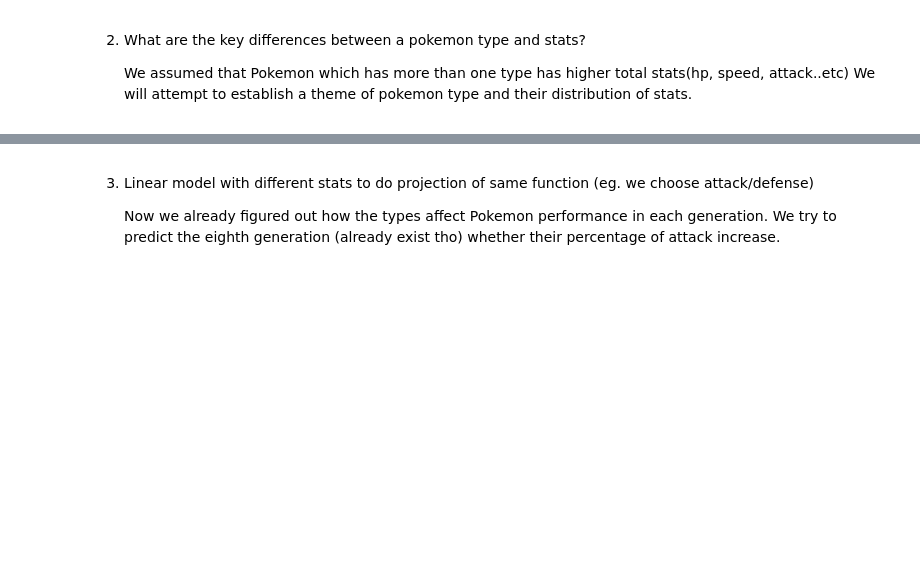
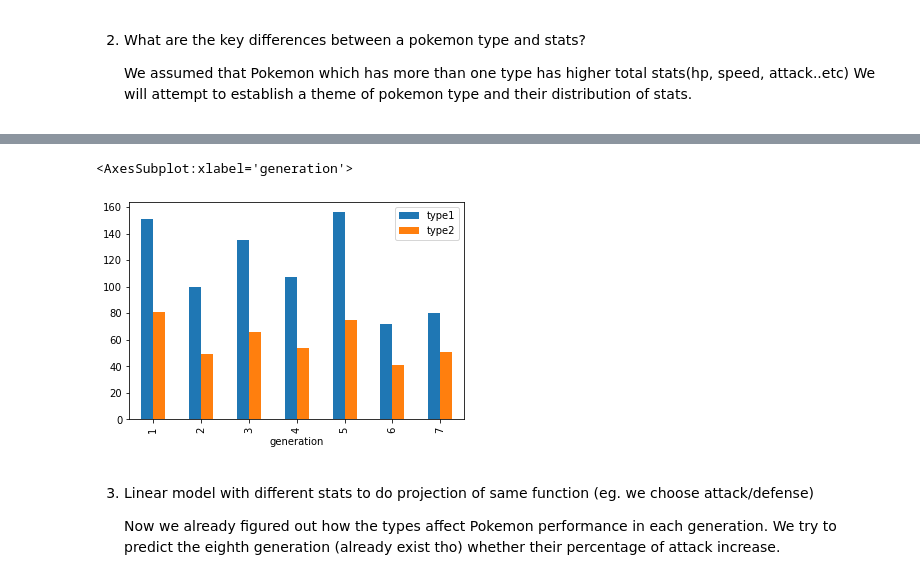
Before and after one commit to arhamnewaz/PokemonDataScienceProject, a Jupyter notebook: PokemonEcon (1).ipynb, the cells around one changed output, grey strips where cells are left out. Drawn from its saved outputs; the diff is of its cells as text; code cells hidden in the pictures; blank space fills up the shorter version.

```diff
--- a/PokemonEcon (1).ipynb
+++ b/PokemonEcon (1).ipynb
@@ -97,3 +104,5 @@ dtype: object
 # %%
  #additional part
 # two types charachters increased by each generation?
+type_gen=generation.groupby("generation")["type1","type2"].count()
+type_gen
@@ -100,3 +119,8 @@ dtype: object
+# %%
+type_gen.plot.bar(subplots=False)
+# %% [output]
+<AxesSubplot:xlabel='generation'>
+[figure, added]
 # %% [markdown]
 3. Linear model with different stats to do projection of same function (eg. we choose attack/defense)
 
```
Also changed, not shown: parts of 10 cells of this notebook.
